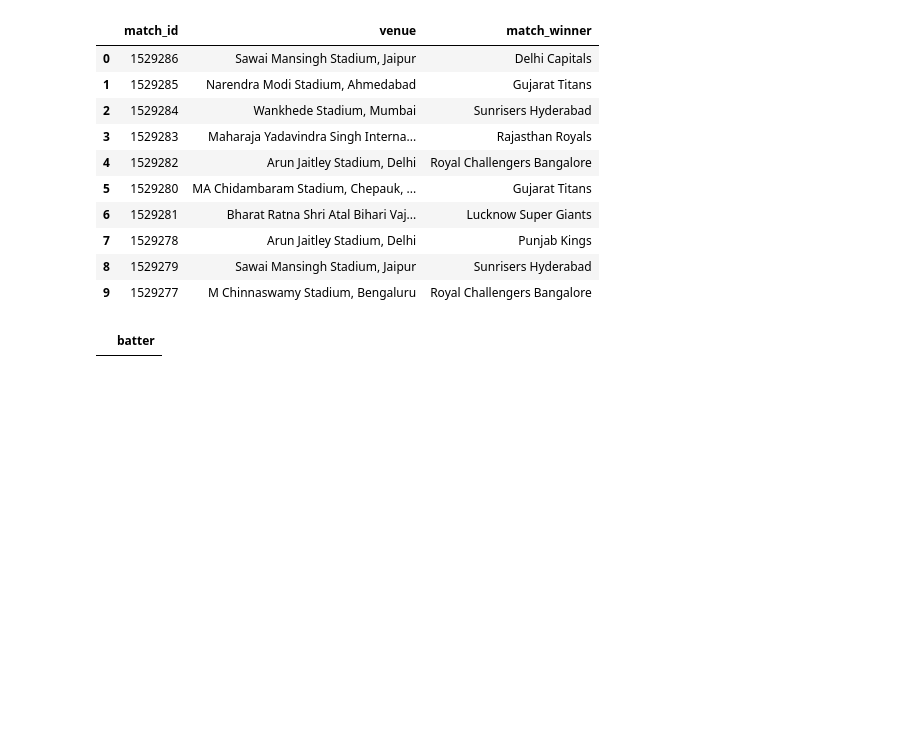
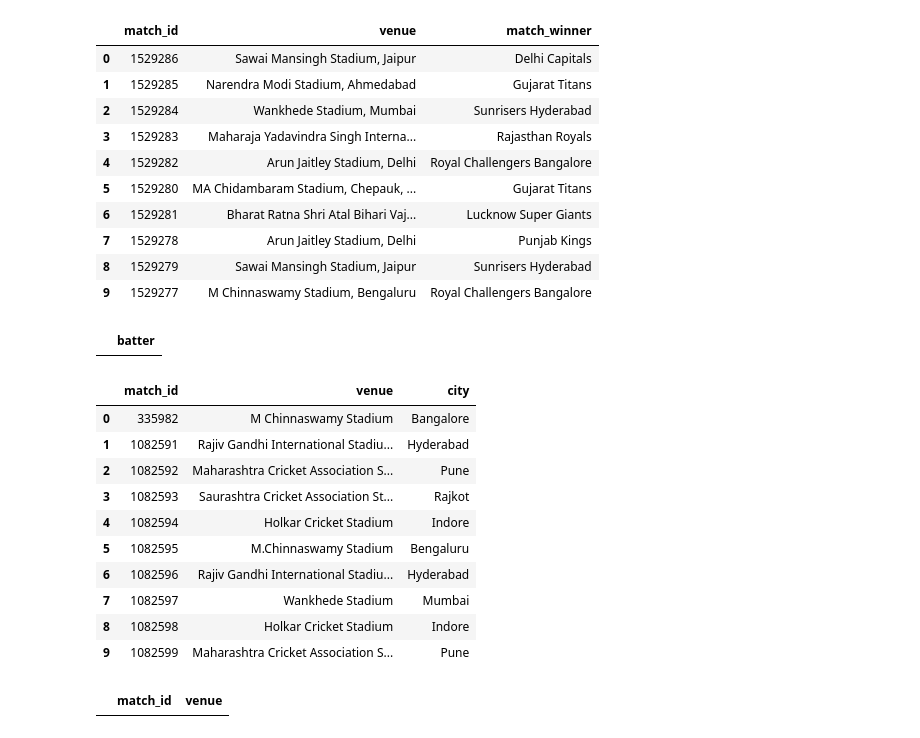
Before and after one commit to FathimaFarhana6852/ipl-cricket-analytics, a Jupyter notebook: notebooks/FathimaFarhana_sql_practice.ipynb, the cells around one changed output. Cells and saved outputs as stored; diff of their text form; code cells hidden in the pictures; blank space fills up the shorter version.

```diff
--- a/notebooks/sql_practise.ipynb
+++ b/notebooks/FathimaFarhana_sql_practice.ipynb
@@ -197,3 +197,31 @@ ORDER BY d.batter;
 ''')
 # %% [output]
 |  | batter |
+# %%
+query('''
+SELECT m.match_id,m.venue, v.city
+FROM matches m
+JOIN venues v ON v.venue = m.venue
+LIMIT 10;
+''')
+# %% [output]
+|  | match_id | venue | city |
+| 0 | 335982 | M Chinnaswamy Stadium | Bangalore |
+| 1 | 1082591 | Rajiv Gandhi International Stadiu... | Hyderabad |
+| 2 | 1082592 | Maharashtra Cricket Association S... | Pune |
+| 3 | 1082593 | Saurashtra Cricket Association St... | Rajkot |
+| 4 | 1082594 | Holkar Cricket Stadium | Indore |
+| 5 | 1082595 | M.Chinnaswamy Stadium | Bengaluru |
+| 6 | 1082596 | Rajiv Gandhi International Stadiu... | Hyderabad |
+| 7 | 1082597 | Wankhede Stadium | Mumbai |
+| 8 | 1082598 | Holkar Cricket Stadium | Indore |
+| 9 | 1082599 | Maharashtra Cricket Association S... | Pune |
+# %%
+query('''
+SELECT m.match_id,m.venue
+FROM matches m
+LEFT JOIN venues v ON v.venue = m.venue
+WHERE v.venue IS NULL;
+''')
+# %% [output]
+|  | match_id | venue |
```
Also changed, not shown: parts of 7 cells of this notebook.
